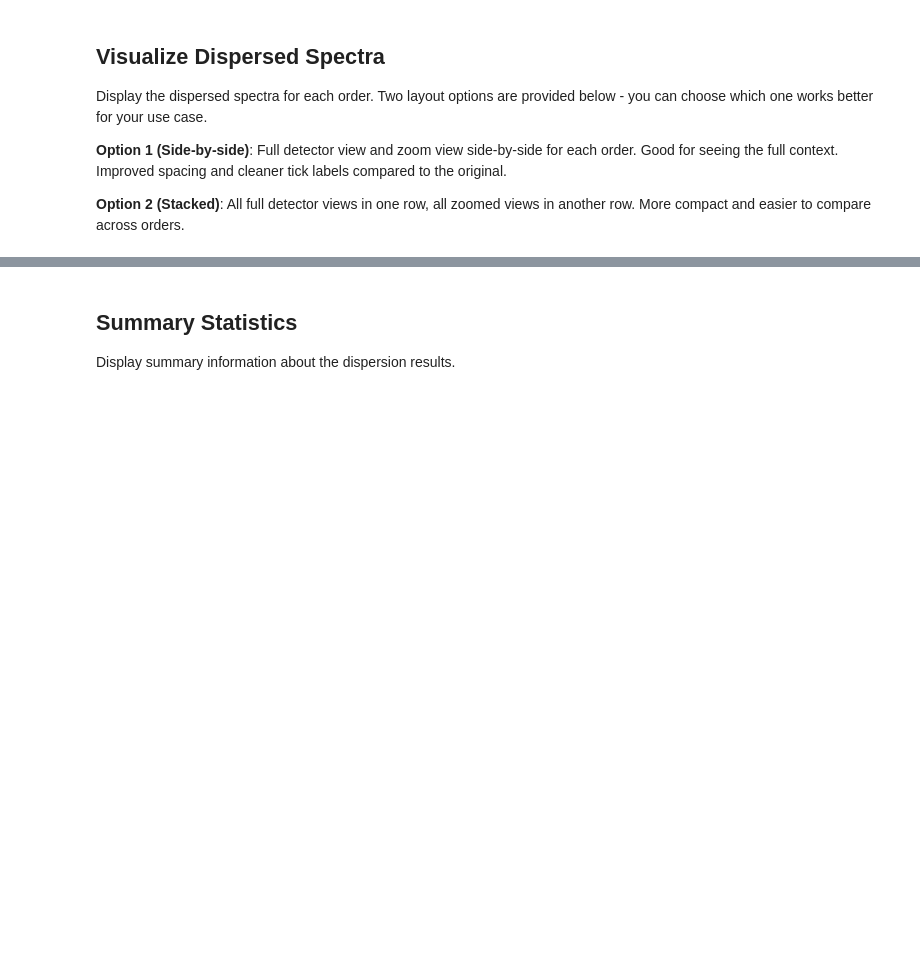
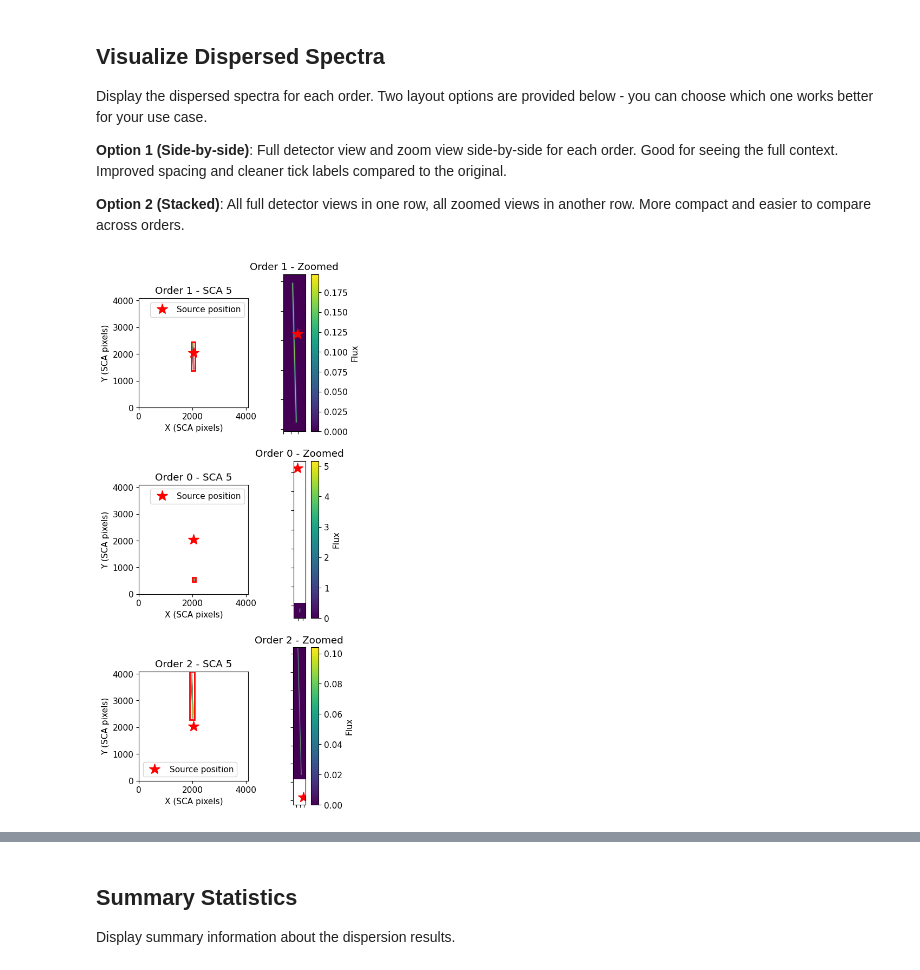
Before and after one commit to roman-grs-pit/roman_disperser, a Jupyter notebook: notebooks/demos/single_galaxy_demo.ipynb, the cells around one changed output, grey strips where cells are left out. Cells and saved outputs as stored; diff of their text form; code cells hidden in the pictures; blank space fills up the shorter version.

```diff
--- a/notebooks/demos/single_galaxy_demo.ipynb
+++ b/notebooks/demos/single_galaxy_demo.ipynb
@@ -292,7 +292,7 @@ Display the dispersed spectra for each order. Two layout options are provided be
 # Option 1: Side-by-side layout (improved spacing)
 
 # Create figure with subplots for each order
-fig, axes = plt.subplots(len(ORDERS), 2, figsize=(14, 3.5 * len(ORDERS)))
+fig, axes = plt.subplots(len(ORDERS), 2, figsize=(5, 3.5 * len(ORDERS)))
 if len(ORDERS) == 1:
     axes = axes.reshape(1, -1)
 
@@ -332,35 +332,35 @@ for idx, order in enumerate(ORDERS):
         edgecolor='red',
         linewidth=2,
     )
     ax.add_patch(rect)
 
     # Mark source position
     ax.plot(X0, Y0, 'r*', markersize=15, label='Source position')
     ax.legend()
 
     # Zoomed view (RIGHT COLUMN)
     ax = axes[idx, 1]
     zoomed = output[y_min:y_max+1, x_min:x_max+1]
     im = ax.imshow(
         zoomed,
         origin='lower',
         cmap='viridis',
         extent=[x_min, x_max, y_min, y_max],
     )
     ax.set_title(f'Order {order} - Zoomed')
-    ax.set_xlabel('X (SCA pixels)')
-    ax.set_ylabel('Y (SCA pixels)')
 
     # Remove tick labels to reduce clutter
     ax.tick_params(labelbottom=False, labelleft=False)
 
     plt.colorbar(im, ax=ax, label='Flux')
 
     # Mark source position
     ax.plot(X0, Y0, 'r*', markersize=15)
 
 plt.tight_layout(h_pad=1.5, w_pad=2.0)
 plt.show()
+# %% [output]
+[figure, added]
 # %%
 # Option 2: Stacked layout (compact, easy to compare)
 
```
Also changed, not shown: parts of 3 cells of this notebook.
